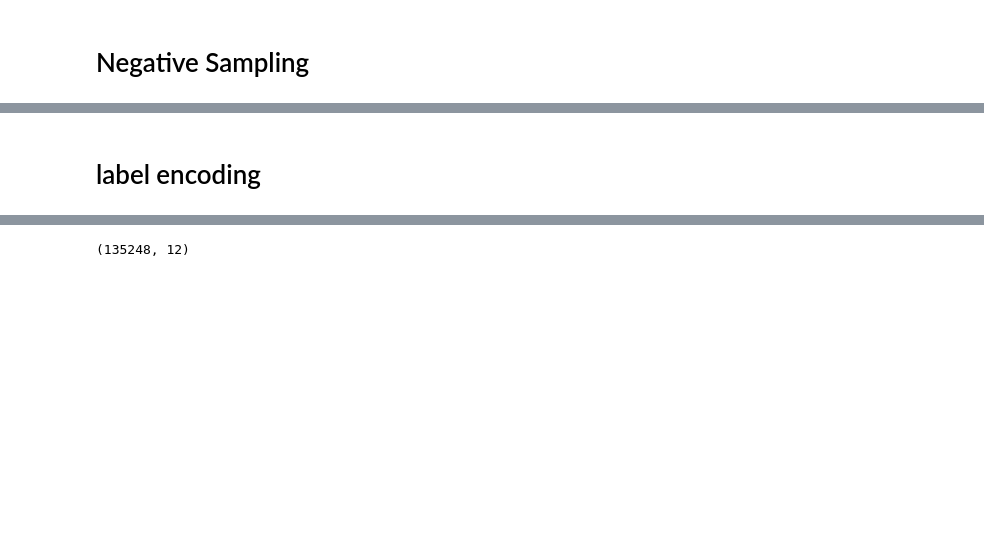
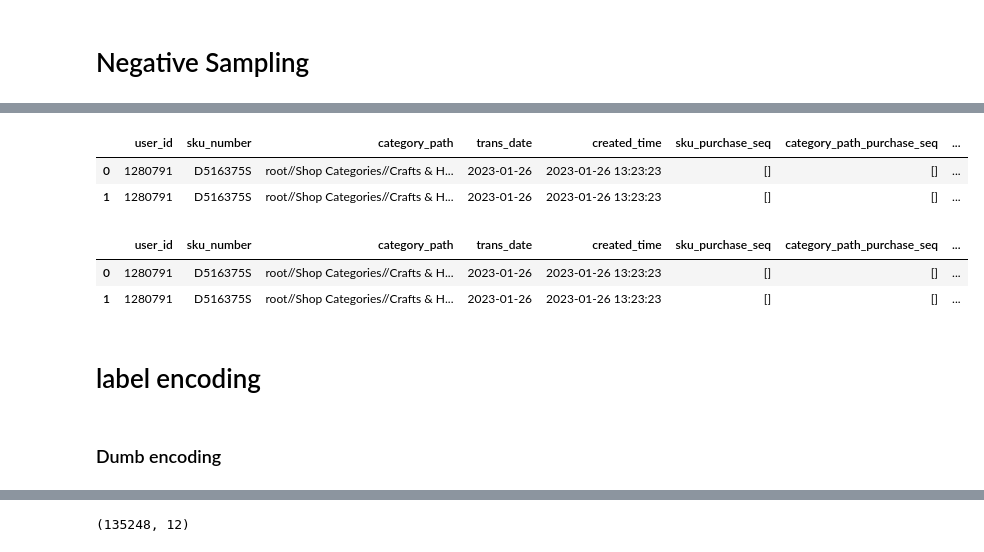
Before and after one commit to lingyu001/Recommendation, a Jupyter notebook: DNN_data_sampling.ipynb, the cells around one changed output, grey strips where cells are left out. Cells and saved outputs as stored; diff of their text form; code cells hidden in the pictures; blank space fills up the shorter version.

```diff
--- a/DNN_data_sampling.ipynb
+++ b/DNN_data_sampling.ipynb
@@ -27,0 +186,2 @@ gc.collect()
+# %%
+df = pd.read_pickle('/Users/LINGYU1/work/localspace/data/mik_dnn_model_02222023/df_raw_full_20230227.sav')
@@ -182,4 +275,5 @@ df[['user_id', 'sku_number', 'trans_date', 'created_time',
     'sku_purchase_seq', 'category_path_purchase_seq', 'sku_view_sequence']]\
     .to_csv("/Users/LINGYU1/work/localspace/data/mik_dnn_model_02222023/mik_sales_views_20230227.csv", index=False)
 # %%
-df_sp = pd.read_csv("/Users/LINGYU1/work/localspace/data/model_comparison_10172022/train_set_28_7.csv")
+df_sp = pd.read_csv("/Users/LINGYU1/work/localspace/data/mik_dnn_model_02222023/mik_sales_views_20230227.csv")
+df_sp.shape, df_sp.user_id.nunique()
@@ -244,6 +335,7 @@ def gen_input_data(df, negsample_ratio, seq_len):
     return df_res[[
         'user_id', 'sku_number','category_path', 'trans_date', 'created_time',
         'sku_purchase_seq','category_path_purchase_seq','sku_view_sequence', 'seq_len',
+        'geo_country', 'geo_region', 'geo_city','geo_zipcode', 'platform',
         'label'
     ]]
 # %%
@@ -253,0 +358,6 @@ df_input.shape
+# %%
+df_input.head(2)
+# %% [output]
+|  | user_id | sku_number | category_path | trans_date | created_time | sku_purchase_seq | category_path_purchase_seq | ... |
+| 0 | 1280791 | D516375S | root//Shop Categories//Crafts & H... | 2023-01-26 | 2023-01-26 13:23:23 | [] | [] | ... |
+| 1 | 1280791 | D516375S | root//Shop Categories//Crafts & H... | 2023-01-26 | 2023-01-26 13:23:23 | [] | [] | ... |
@@ -296,8 +408,16 @@ df_input.shape
 df_input_copy = df_input.copy()
 # %%
 df_input = df_input_copy.copy()
+# %%
+df_input.head(2)
+# %% [output]
+|  | user_id | sku_number | category_path | trans_date | created_time | sku_purchase_seq | category_path_purchase_seq | ... |
+| 0 | 1280791 | D516375S | root//Shop Categories//Crafts & H... | 2023-01-26 | 2023-01-26 13:23:23 | [] | [] | ... |
+| 1 | 1280791 | D516375S | root//Shop Categories//Crafts & H... | 2023-01-26 | 2023-01-26 13:23:23 | [] | [] | ... |
 # %% [markdown]
 # label encoding
+# %% [markdown]
+### Dumb encoding
 # %%
 df_input.columns
 # %% [output]
```
Also changed, not shown: parts of 56 cells of this notebook, 2 other files.
